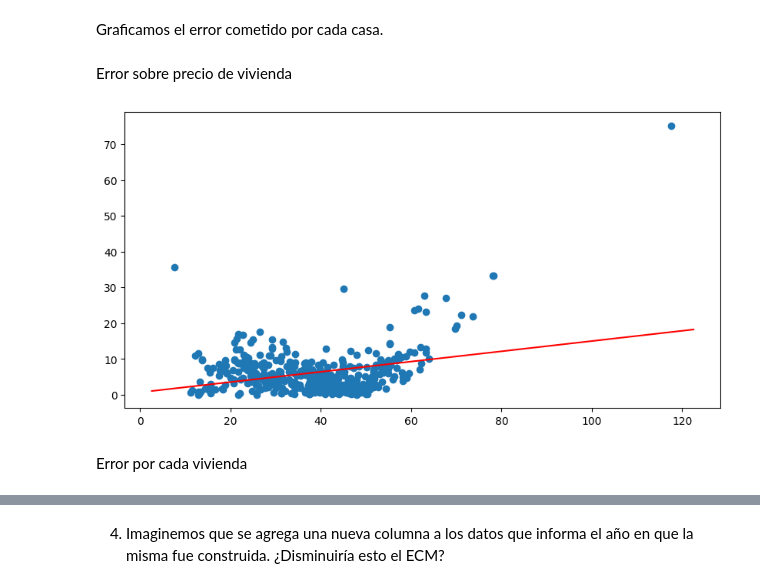
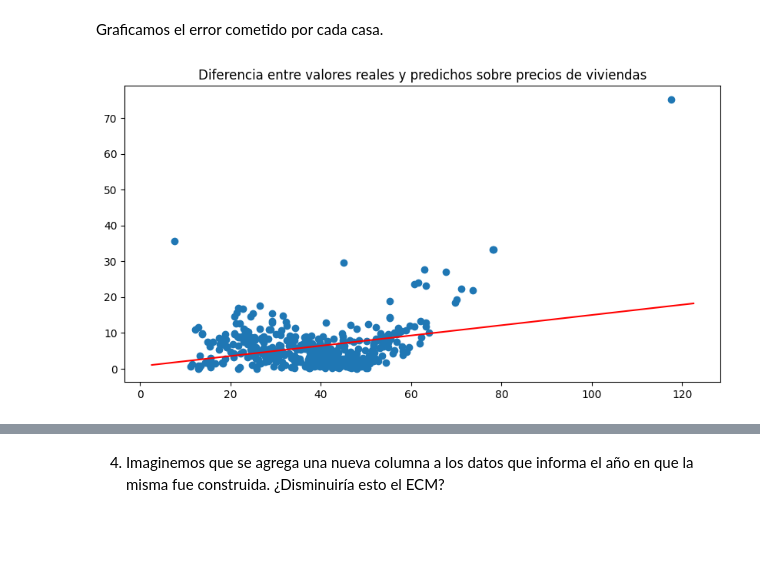
Before and after one commit to IgnacioPardo/Metodos_TP1, a Jupyter notebook: TP1.ipynb, the cells around one changed output, grey strips where cells are left out. Cells and saved outputs as stored; diff of their text form; code cells hidden in the pictures; blank space fills up the shorter version.

```diff
--- a/TP1.ipynb
+++ b/TP1.ipynb
@@ -268,7 +304,13 @@ y &= 0.75785414 \times x
 \end{aligned}
 $$
 # %%
-def plot_regression_line(X: np.ndarray, y: np.ndarray, reg_func: Callable[[np.ndarray, np.ndarray], np.ndarray] = linear_regression):
+def plot_regression_line(X: np.ndarray,
+                         y: np.ndarray,
+                         reg_func: Callable[[np.ndarray, np.ndarray], np.ndarray] = linear_regression,
+                         title: str="",
+                         xlabel: str="",
+                         ylabel: str=""
+                         ):
     """
     Args:
         X (_type_): _description_
@@ -294,6 +336,15 @@ def plot_regression_line(X: np.ndarray, y: np.ndarray, reg_func: Callable[[np.nd
 
     plt.plot(line_x, line_y, 'r')
 
+    if title != "":
+        plt.title(title)
+
+    if xlabel != "":
+        plt.xlabel(xlabel)
+
+    if ylabel != "":
+        plt.ylabel(ylabel)
+
     plt.show()
 
 plot_regression_line(X, y)
@@ -573,14 +632,16 @@ X_matrix_ones: np.ndarray = ones_column(X_matrix)
 y_pred: np.ndarray = np.dot(X_matrix_ones, b_)
 # %% [markdown]
 Graficamos el error cometido por cada casa.
-# %% [markdown]
-Error sobre precio de vivienda
-# %%
-plot_regression_line(y_matrix, abs(y_matrix - y_pred), linear_regression_ones)
-# %% [output]
-[figure, removed]
-# %% [markdown]
-Error por cada vivienda
+# %%
+plot_regression_line(y_matrix,
+                     abs(y_matrix - y_pred),
+                     linear_regression_ones,
+                     "Diferencia entre valores reales y predichos sobre precios de viviendas"
+                     "Precio de vivienda (por Ping)",
+                     "Diferencia entre valores reales y predichos"
+                     )
+# %% [output]
+[figure, added]
 # %%
 plt.figure(figsize=(30, 10))
 plt.scatter(range(len(X_matrix)), abs(y_matrix - y_pred))
```
Also changed, not shown: parts of 27 cells of this notebook, 2 other files.
